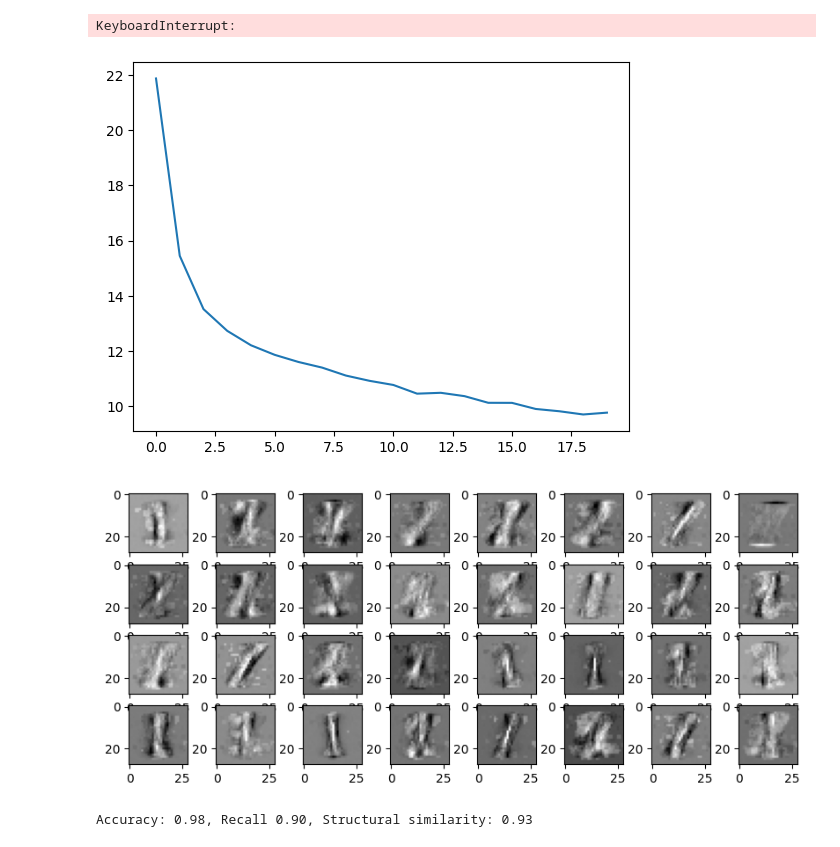
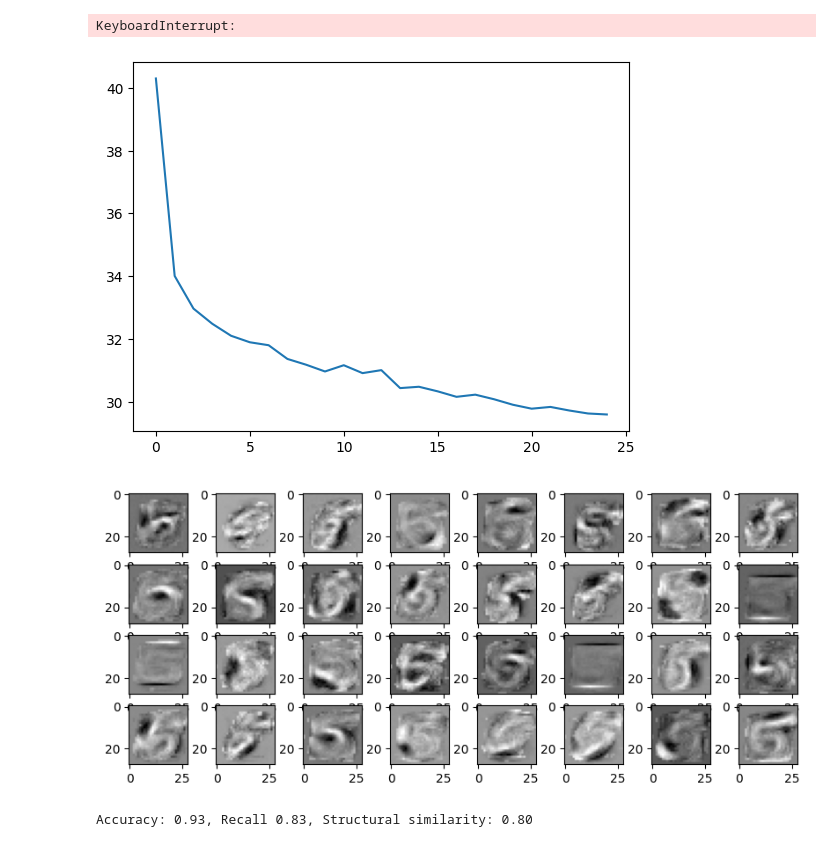
Before and after one commit to vornao/ispr-assignments, a Jupyter notebook: assignment-two/notebook.ipynb, the cells around one changed output. Drawn from its saved outputs; the diff is of its cells as text; code cells hidden in the pictures.

```diff
--- a/assignment-two/notebook.ipynb
+++ b/assignment-two/notebook.ipynb
@@ -64,22 +99,22 @@ for i in range(10):
 Training RBM for digit 0
 KeyboardInterrupt:
 # %%
-rbm = RBM(784, 32)
+rbm = RBM(784, 64)
 
-rbm.train(X_train[y_train == 1][:1000], epochs=20, learning_rate=0.1)
+rbm.train(X_train[y_train == 5][:5000], epochs=25, learning_rate=0.1)
 plt.plot(rbm.errors)
 
 fig, axes = plt.subplots(4, 8, figsize=(10, 4))
 for i, ax in enumerate(axes.flatten()):
     ax.imshow(rbm.weights[i].reshape(28, 28), cmap='gray')
 # %% [output]
-[figure, old version]
+[figure, new version]
-[figure, old version]
+[figure, new version]
 # %%
 # evaluate the rbm
-acc, rec, ssim = evaluate_rbm(rbm, X_test[y_test == 1])
+acc, rec, ssim = evaluate_rbm(rbm, X_test[y_test == 5])
 print(f"Accuracy: {acc:.2f}, Recall {rec:.2f}, Structural similarity: {ssim:.2f}")
 # %% [output]
-Accuracy: 0.98, Recall 0.90, Structural similarity: 0.93
+Accuracy: 0.93, Recall 0.83, Structural similarity: 0.80
 # %%
 # print the original image and the reconstructed one
```
Also changed, not shown: parts of 9 cells of this notebook, 1 other file.
